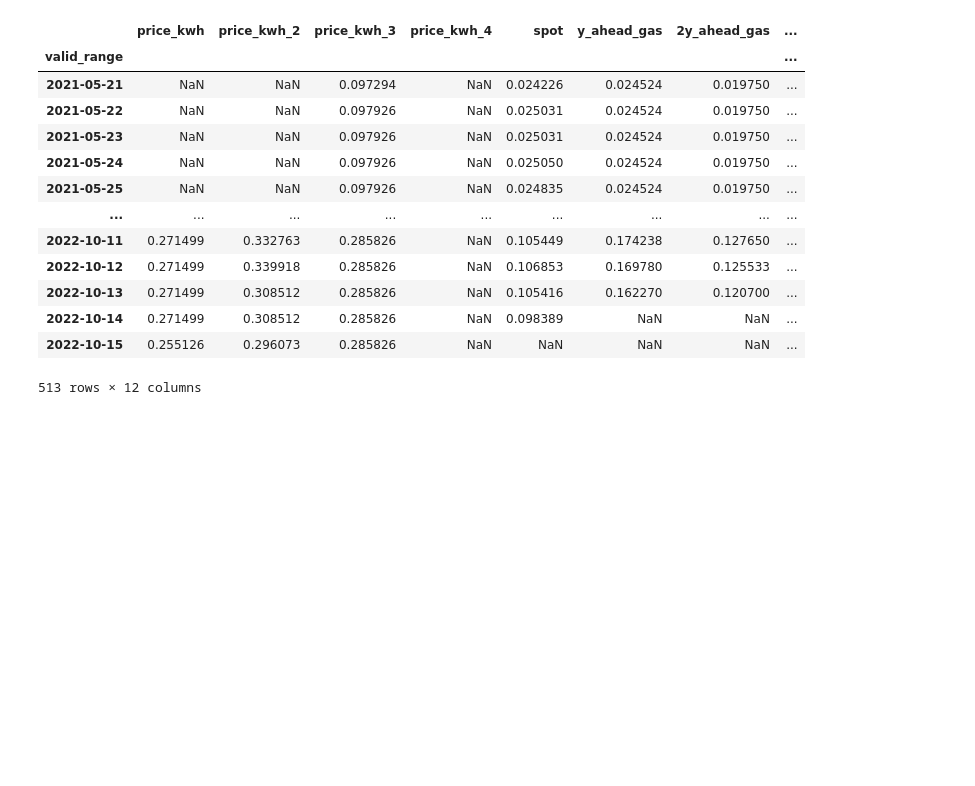
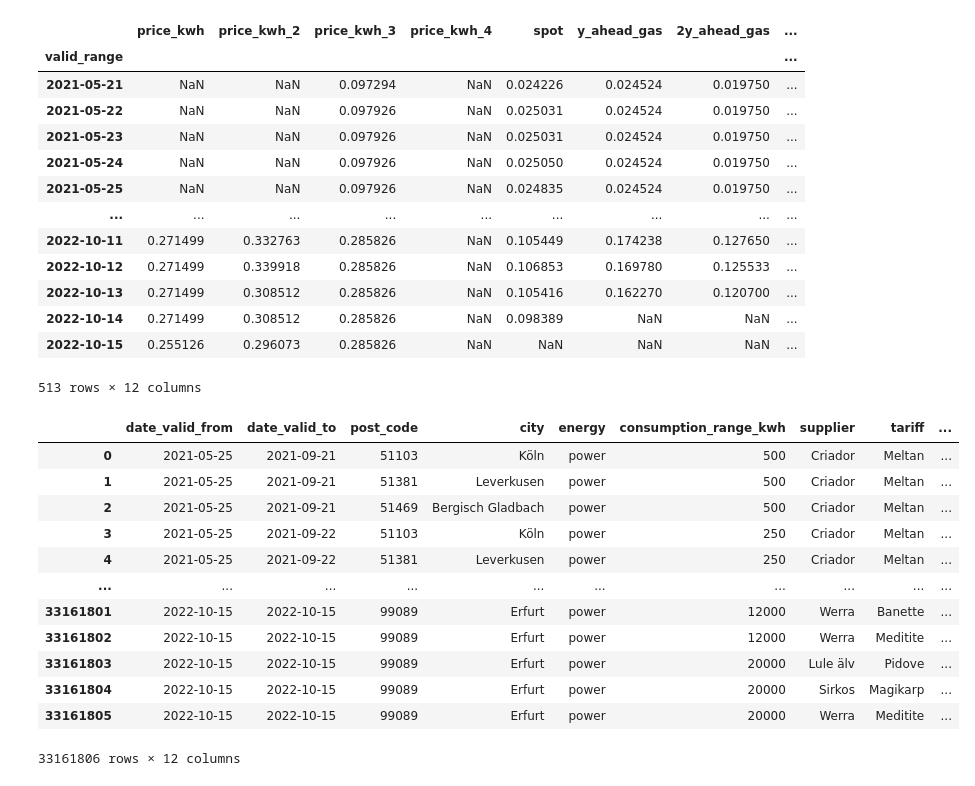
Before and after one commit to michael-fuest/DAiA-EON, a Jupyter notebook: MasterDataset.ipynb, the cells around one changed output. Saved outputs shown, nothing was run; the diff lists cells and outputs as text; code cells hidden in the pictures; blank space fills up the shorter version.

```diff
--- a/MasterDataset.ipynb
+++ b/MasterDataset.ipynb
@@ -420,3 +420,19 @@ df_power.to_csv(generatedpath + "master_" + file_power, index = False)
 df_power_prices.to_csv(generatedpath + 'power_prices.csv')
 # %%
 df_gas_prices.to_csv(generatedpath + 'gas_prices.csv')
+# %%
+df_power
+# %% [output]
+|  | date_valid_from | date_valid_to | post_code | city | energy | consumption_range_kwh | supplier | tariff | ... |
+| 0 | 2021-05-25 | 2021-09-21 | 51103 | Köln | power | 500 | Criador | Meltan | ... |
+| 1 | 2021-05-25 | 2021-09-21 | 51381 | Leverkusen | power | 500 | Criador | Meltan | ... |
+| 2 | 2021-05-25 | 2021-09-21 | 51469 | Bergisch Gladbach | power | 500 | Criador | Meltan | ... |
+| 3 | 2021-05-25 | 2021-09-22 | 51103 | Köln | power | 250 | Criador | Meltan | ... |
+| 4 | 2021-05-25 | 2021-09-22 | 51381 | Leverkusen | power | 250 | Criador | Meltan | ... |
+| ... | ... | ... | ... | ... | ... | ... | ... | ... | ... |
+| 33161801 | 2022-10-15 | 2022-10-15 | 99089 | Erfurt | power | 12000 | Werra | Banette | ... |
+| 33161802 | 2022-10-15 | 2022-10-15 | 99089 | Erfurt | power | 12000 | Werra | Meditite | ... |
+| 33161803 | 2022-10-15 | 2022-10-15 | 99089 | Erfurt | power | 20000 | Lule älv | Pidove | ... |
+| 33161804 | 2022-10-15 | 2022-10-15 | 99089 | Erfurt | power | 20000 | Sirkos | Magikarp | ... |
+| 33161805 | 2022-10-15 | 2022-10-15 | 99089 | Erfurt | power | 20000 | Werra | Meditite | ... |
+33161806 rows × 12 columns
```
